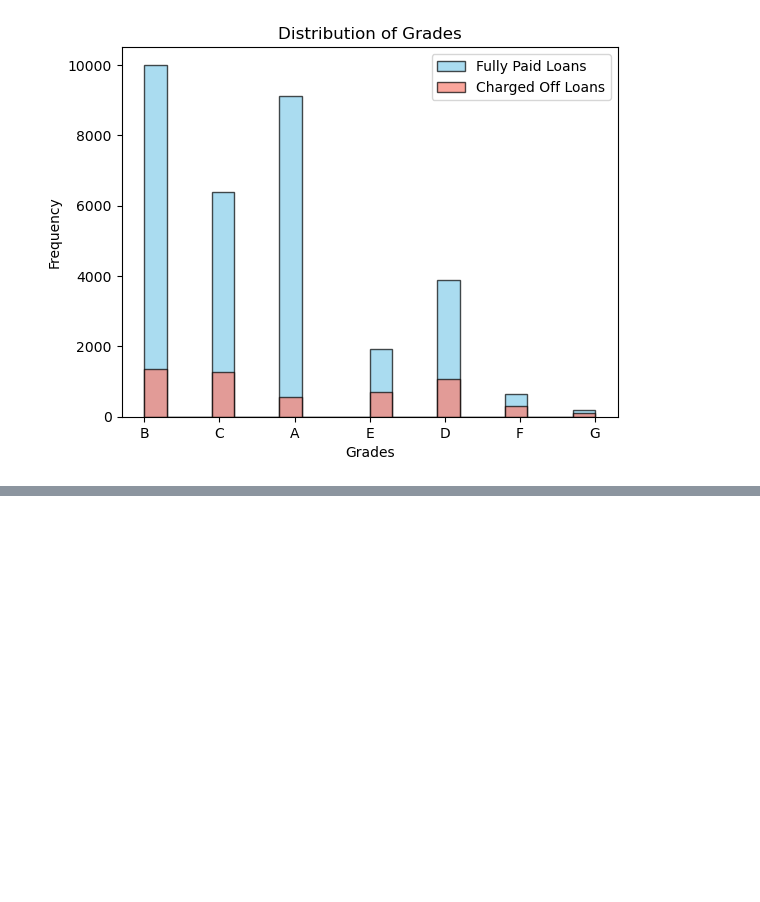
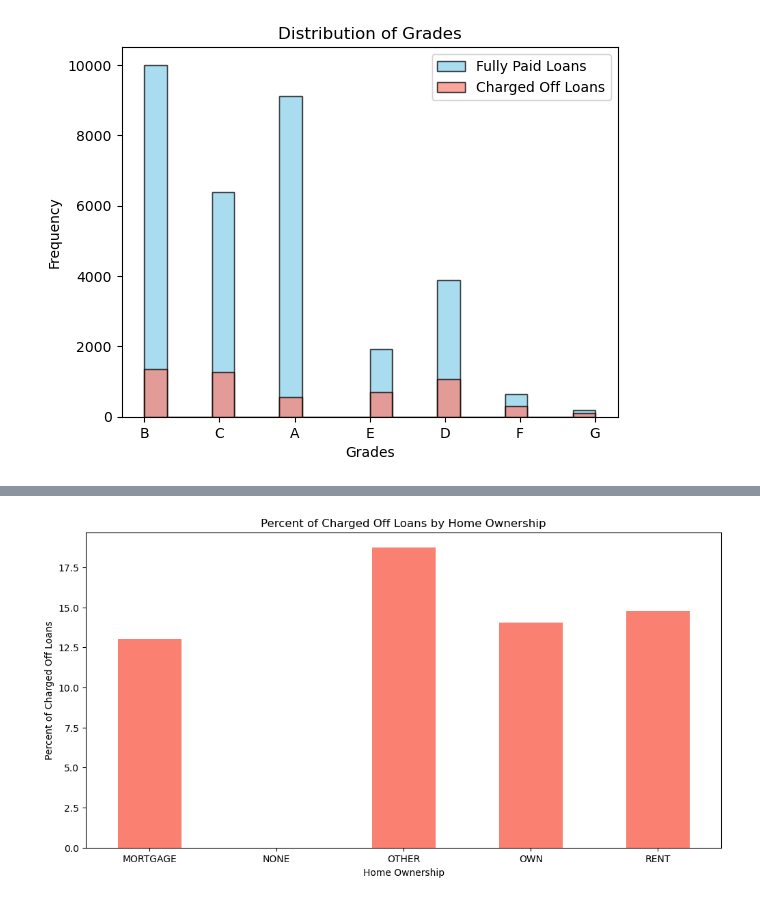
Before and after one commit to ashandish/Lending_Club_Case_Study, a Jupyter notebook: Ashish_Kumar_Sharma.ipynb, the cells around one changed output, grey strips where cells are left out. Saved outputs shown, nothing was run; the diff lists cells and outputs as text; code cells hidden in the pictures; blank space fills up the shorter version.

Commit message:
Code for analysis of loan default against home ownership added

```diff
--- a/Ashish_Kumar_Sharma.ipynb
+++ b/Ashish_Kumar_Sharma.ipynb
@@ -526,0 +527,26 @@ plt.show()
+# %%
+#Draw chart illustrating percent of bad loans as per home ownership
+import pandas as pd
+import matplotlib.pyplot as plt
+
+df2 = pd.read_csv("C:\\Users\\riyan\\Downloads\\Case Study\\loan\\modified6_loan.csv")
+
+# Group by 'home_ownership' and calculate the percentage of Charged Off loans
+charged_off_percent_by_home_ownership = df2[df2['loan_status'] == 'Charged Off'].groupby('home_ownership').size() / df2.groupby('home_ownership').size() * 100
+# Set the size of the figure
+plt.figure(figsize=(12, 6))
+
+# Create a bar plot
+charged_off_percent_by_home_ownership.plot(kind='bar', color='salmon')
+
+# Add labels and title
+plt.xlabel('Home Ownership')
+plt.ylabel('Percent of Charged Off Loans')
+plt.title('Percent of Charged Off Loans by Home Ownership')
+plt.xticks(rotation='horizontal')
+# Show the plot
+plt.show()
+# Conclusion: There is no definite trend for charged Off loans as per home ownership .
+# Those having home ownership as Other have higher chances of loan default
+# %% [output]
+[figure, added]
```
Also changed, not shown: parts of 9 cells of this notebook.
